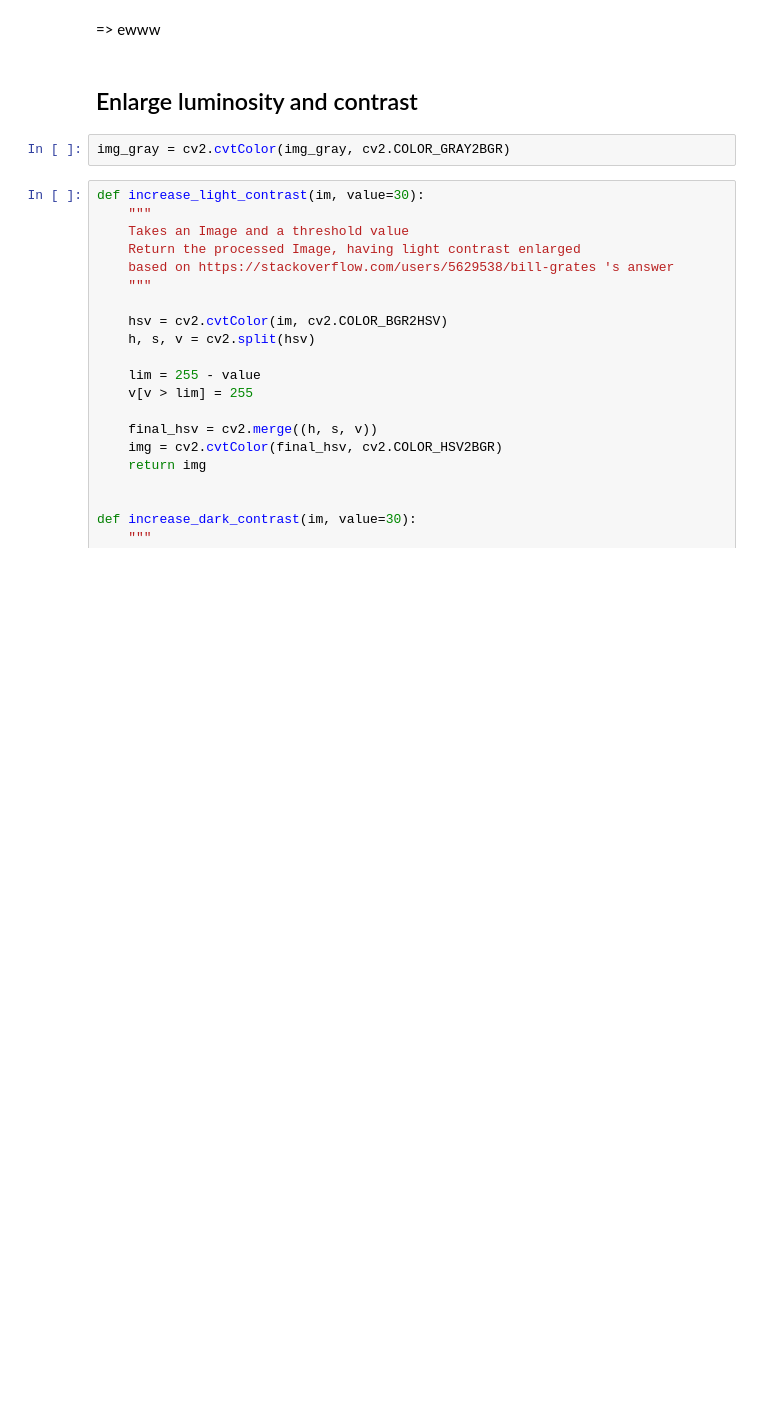
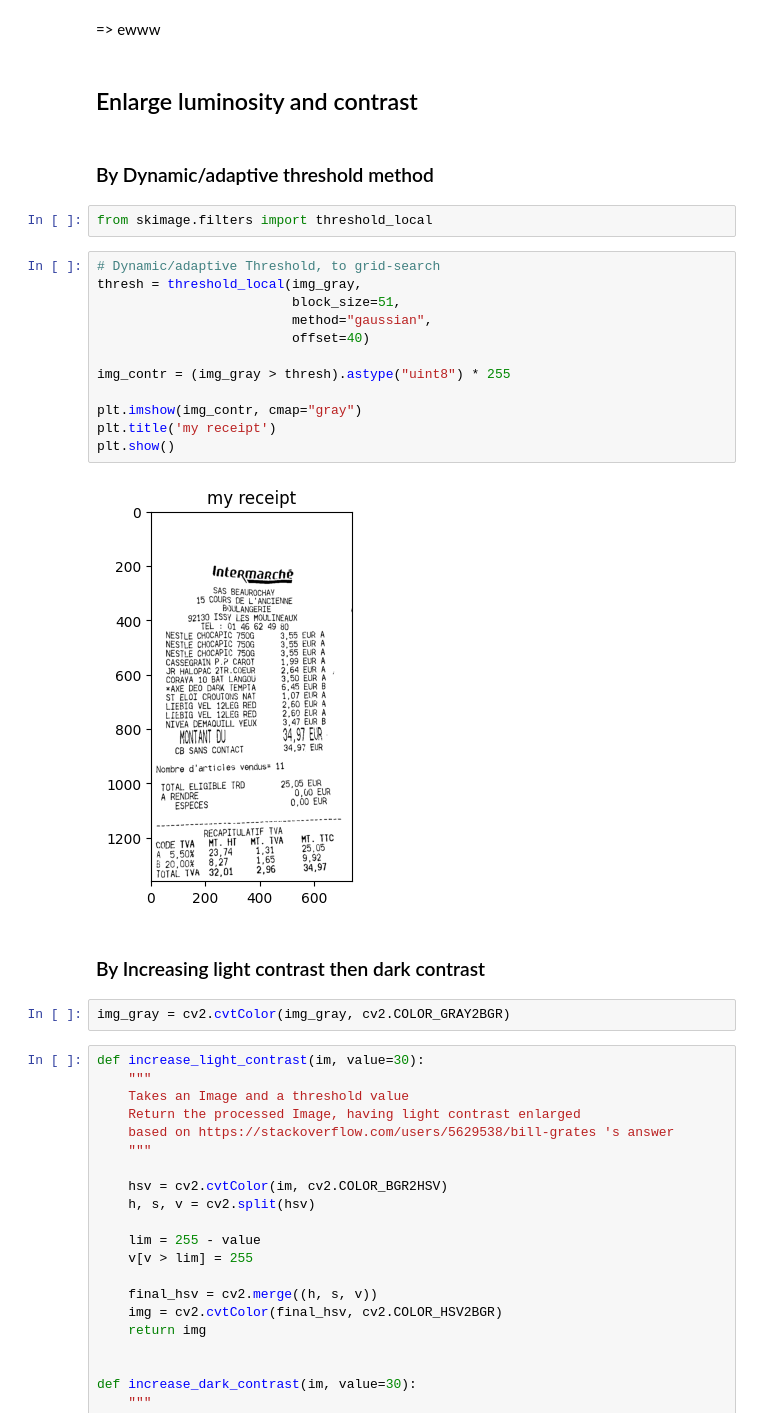
Before and after one commit to Da-Lan/receipt-analyzer, a Jupyter notebook: NB-detection.ipynb, the cells around one changed output. Saved outputs shown, nothing was run; the diff lists cells and outputs as text; blank space fills up the shorter version.

Commit message:
add: studied another luminisity and contrast enhancement method

```diff
--- a/NB-detection.ipynb
+++ b/NB-detection.ipynb
@@ -73,6 +73,26 @@ plt.show()
 => ewww
 # %% [markdown]
 ## Enlarge luminosity and contrast
+# %% [markdown]
+### By Dynamic/adaptive threshold method
+# %%
+from skimage.filters import threshold_local
+# %%
+# Dynamic/adaptive Threshold, to grid-search
+thresh = threshold_local(img_gray,
+                         block_size=51,
+                         method="gaussian",
+                         offset=40)
+
+img_contr = (img_gray > thresh).astype("uint8") * 255
+
+plt.imshow(img_contr, cmap="gray")
+plt.title('my receipt')
+plt.show()
+# %% [output]
+[figure, added]
+# %% [markdown]
+### By Increasing light contrast then dark contrast
 # %%
 img_gray = cv2.cvtColor(img_gray, cv2.COLOR_GRAY2BGR)
 # %%
```
Also changed, not shown: parts of 4 cells of this notebook.
